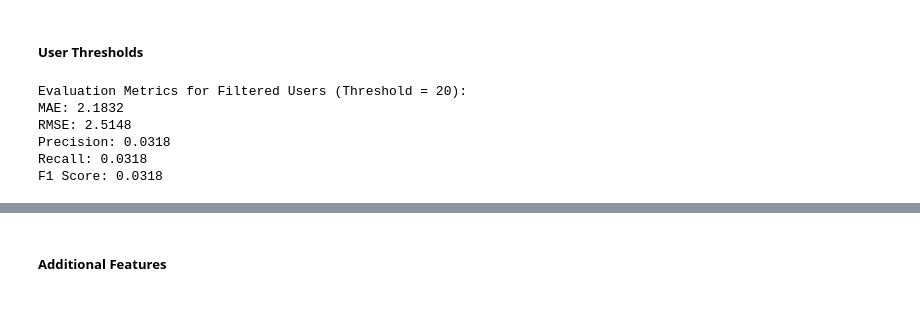
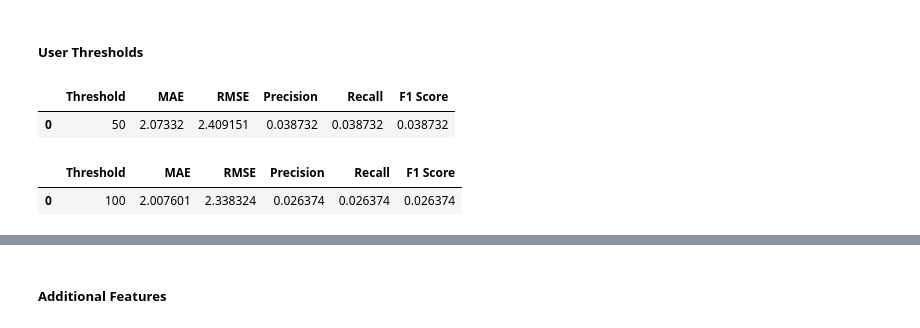
Before and after one commit to ChoutouriadiKaterina/Big_Data_2024, a Jupyter notebook: Working_Christoforos.ipynb, the cells around one changed output, grey strips where cells are left out. Drawn from its saved outputs; the diff is of its cells as text; code cells hidden in the pictures.

```diff
--- a/Working_Christoforos.ipynb
+++ b/Working_Christoforos.ipynb
@@ -1047,30 +1052,58 @@ Name: 9, dtype: float64
 # %% [markdown]
 ##### User Thresholds
 # %%
-# Experimenting with User Thresholds
-def filter_active_users(ratings, threshold=20):
-    user_counts = ratings['user_id'].value_counts()
-    active_users = user_counts[user_counts >= threshold].index
-    return ratings[ratings['user_id'].isin(active_users)]
+# Calculate user counts
+user_counts = ratings['user_id'].value_counts()
 
-filtered_data = filter_active_users(ratings, threshold=20)
+# Filter users with at least 50 ratings
+active_users = user_counts[user_counts >= 50].index
+filtered_data = ratings[ratings['user_id'].isin(active_users)]
+
+# Create a user-item matrix
 filtered_user_item_matrix = filtered_data.pivot(index='user_id', columns='item_id', values='rating').fillna(0)
-train_matrix_filtered, test_matrix_filtered = mask_matrix(filtered_user_item_matrix.values, test_size=0.2)
 
+# Split the data into train and test matrices
+train_matrix_filtered, test_matrix_filtered = mask_matrix(filtered_user_item_matrix.values, test_size=0.2,random_state=42)
+
+# Compute user similarity using cosine similarity
 filtered_user_similarity = cosine_similarity(train_matrix_filtered)
+
+# Predict ratings using collaborative filtering
 filtered_predicted_matrix = predict_ratings(train_matrix_filtered, filtered_user_similarity, k=5)
+
+# Evaluate the predictions
 filtered_mae, filtered_rmse, filtered_precision, filtered_recall, filtered_f1 = evaluate(test_matrix_filtered, filtered_predicted_matrix, k=5)
 
-print("\nEvaluation Metrics for Filtered Users (Threshold = 20):")
-print(f"MAE: {filtered_mae:.4f}")
-print(f"RMSE: {filtered_rmse:.4f}")
-print(f"Precision: {filtered_precision:.4f}")
-print(f"Recall: {filtered_recall:.4f}")
-print(f"F1 Score: {filtered_f1:.4f}")
+results_df_50 = pd.DataFrame({"Threshold": [50],"MAE": [filtered_mae], "RMSE": [filtered_rmse],"Precision": [filtered_precision],"Recall": [filtered_recall],"F1 Score": [filtered_f1]})
+results_df_50
 # %% [output]
-Evaluation Metrics for Filtered Users (Threshold = 20):
-MAE: 2.1832
-RMSE: 2.5148
-Precision: 0.0318
-Recall: 0.0318
-F1 Score: 0.0318
+|  | Threshold | MAE | RMSE | Precision | Recall | F1 Score |
+| 0 | 50 | 2.07332 | 2.409151 | 0.038732 | 0.038732 | 0.038732 |
+# %%
+# Calculate user counts
+user_counts = ratings['user_id'].value_counts()
+
+# Filter users with at least 100 ratings
+active_users = user_counts[user_counts >= 100].index
+filtered_data = ratings[ratings['user_id'].isin(active_users)]
+
+# Create a user-item matrix
+filtered_user_item_matrix = filtered_data.pivot(index='user_id', columns='item_id', values='rating').fillna(0)
+
+# Split the data into train and test matrices
+train_matrix_filtered, test_matrix_filtered = mask_matrix(filtered_user_item_matrix.values, test_size=0.2,random_state=42)
+
+# Compute user similarity using cosine similarity
+filtered_user_similarity = cosine_similarity(train_matrix_filtered)
+
+# Predict ratings using collaborative filtering
+filtered_predicted_matrix = predict_ratings(train_matrix_filtered, filtered_user_similarity, k=5)
+
+# Evaluate the predictions
+filtered_mae, filtered_rmse, filtered_precision, filtered_recall, filtered_f1 = evaluate(test_matrix_filtered, filtered_predicted_matrix, k=5)
+
+results_df_100 = pd.DataFrame({"Threshold": [100],"MAE": [filtered_mae], "RMSE": [filtered_rmse],"Precision": [filtered_precision],"Recall": [filtered_recall],"F1 Score": [filtered_f1]})
+results_df_100
+# %% [output]
+|  | Threshold | MAE | RMSE | Precision | Recall | F1 Score |
+| 0 | 100 | 2.007601 | 2.338324 | 0.026374 | 0.026374 | 0.026374 |
```
Also changed, not shown: parts of 8 cells of this notebook.
